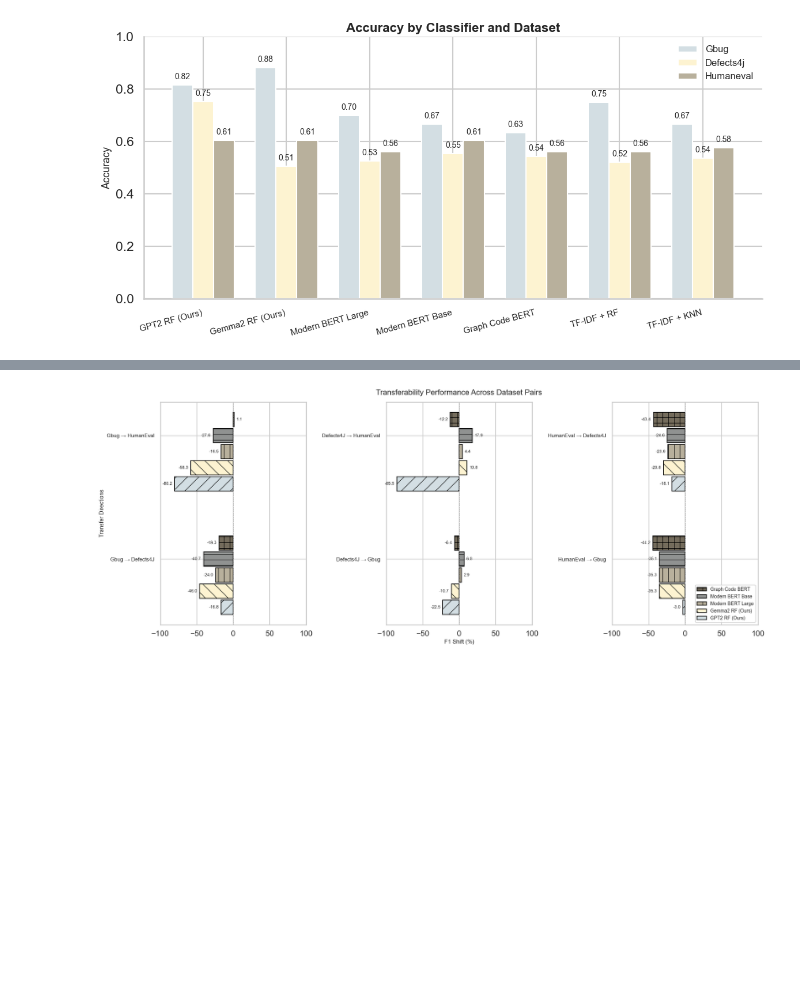
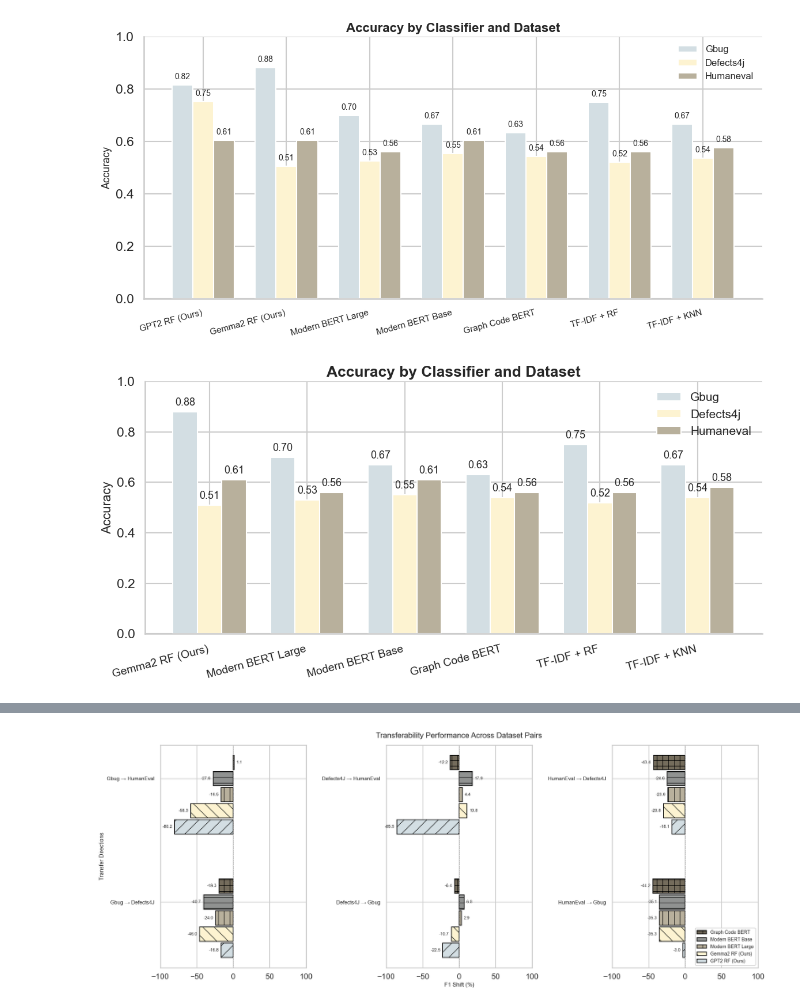
Before and after one commit to rufimelo99/SAE-Java-Bug-Detection, a Jupyter notebook: sae_java_bug/sparse_autoencoders/notebooks/transferability.ipynb, the cells around one changed output, grey strips where cells are left out. Drawn from its saved outputs; the diff is of its cells as text; code cells hidden in the pictures; blank space fills up the shorter version.

```diff
--- a/sae_java_bug/sparse_autoencoders/notebooks/transferability.ipynb
+++ b/sae_java_bug/sparse_autoencoders/notebooks/transferability.ipynb
@@ -1854,3 +1939,87 @@ plt.tight_layout()
 plt.show()
 # %% [output]
 [figure]
+# %%
+accuracy_scores = {
+    # "GPT2 RF (Ours)": [
+    #     0.82,
+    #     0.75,
+    #     0.61,
+    # ],
+    "Gemma2 RF (Ours)": [
+        0.88,
+        0.51,
+        0.61,
+    ],
+    "Modern BERT Large": [
+        0.70,
+        0.53,
+        0.56,
+    ],
+    "Modern BERT Base": [
+        0.67,
+        0.55,
+        0.61,
+    ],
+    "Graph Code BERT": [
+        0.63,
+        0.54,
+        0.56,
+    ],
+    "TF-IDF + RF": [
+        0.75,
+        0.52,
+        0.56,
+    ],
+    "TF-IDF + KNN": [
+        0.67,
+        0.54,
+        0.58,
+    ],
+}
+import matplotlib.pyplot as plt
+import numpy as np
+import seaborn as sns
+# Custom color palette inspired by the diagram
+colors = {
+    "gbug": "#d3dee3",         # Soft Blue-Grey
+    "defects": "#fdf3d1",      # Light Yellow
+    "humaneval": "#b8b09c"     # Neutral Grey
+}
+sns.set(style="whitegrid", context="talk")
+methods = list(accuracy_scores.keys())
+# Transpose the accuracy_scores to get scores per dataset
+scores_per_dataset = list(zip(*accuracy_scores.values()))
+datasets = ['Gbug', 'Defects4j', 'Humaneval']
+x = np.arange(len(methods))
+width = 0.25
+fig, ax = plt.subplots(figsize=(12, 6))
+rects1 = ax.bar(x - width, scores_per_dataset[0], width, label='Gbug', color=colors["gbug"])
+rects2 = ax.bar(x, scores_per_dataset[1], width, label='Defects4j', color=colors["defects"])
+rects3 = ax.bar(x + width, scores_per_dataset[2], width, label='Humaneval', color=colors["humaneval"])
+# Aesthetics
+ax.set_ylabel('Accuracy', fontsize=16)
+ax.set_title('Accuracy by Classifier and Dataset', fontsize=19, fontweight='bold')
+ax.set_xticks(x)
+ax.set_xticklabels(methods, rotation=15, ha='right', fontsize=14)
+ax.set_ylim(0, 1)
+ax.legend(fontsize=15, loc='upper right', frameon=False)
+sns.despine()
+# Add value labels
+def autolabel(rects):
+    for rect in rects:
+        height = rect.get_height()
+        ax.annotate(f'{height:.2f}',
+                    xy=(rect.get_x() + rect.get_width() / 2, height),
+                    xytext=(0, 5),
+                    textcoords="offset points",
+                    ha='center', va='bottom', fontsize=13)
+autolabel(rects1)
+autolabel(rects2)
+autolabel(rects3)
+plt.tight_layout()
+#save to pdf
+plt.savefig("accuracy_gemma.pdf", format="pdf")
+plt.show()
+# %% [output]
+[figure, added]
```
Also changed, not shown: parts of 3 cells of this notebook, 15 other files.
